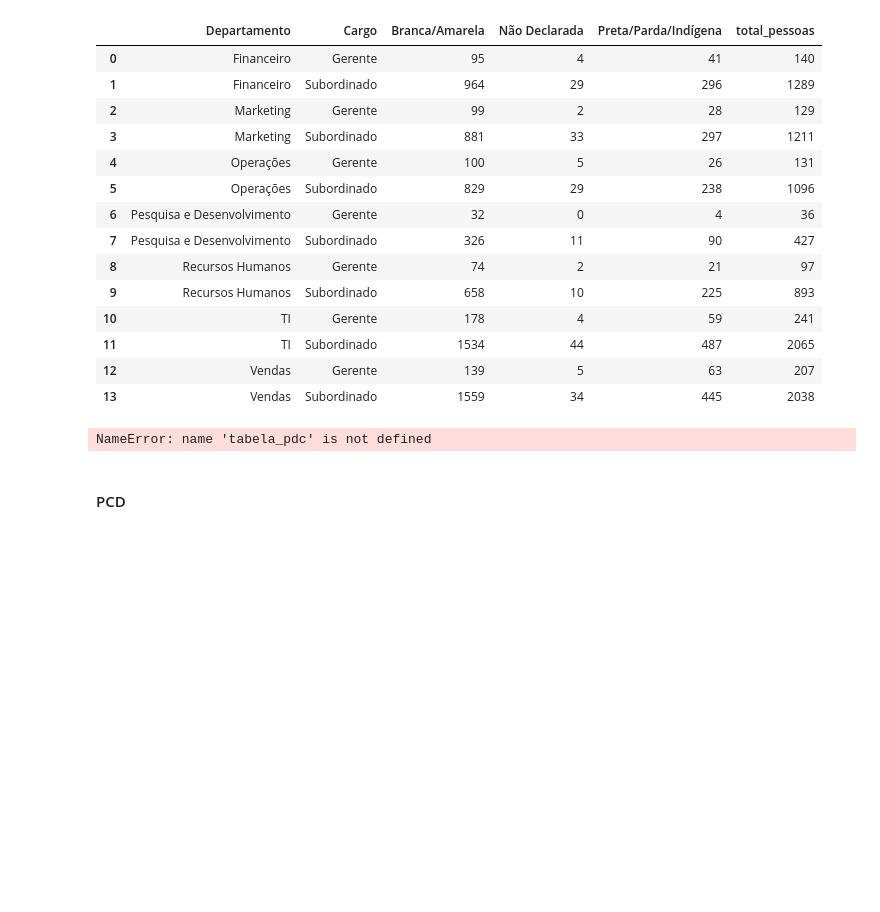
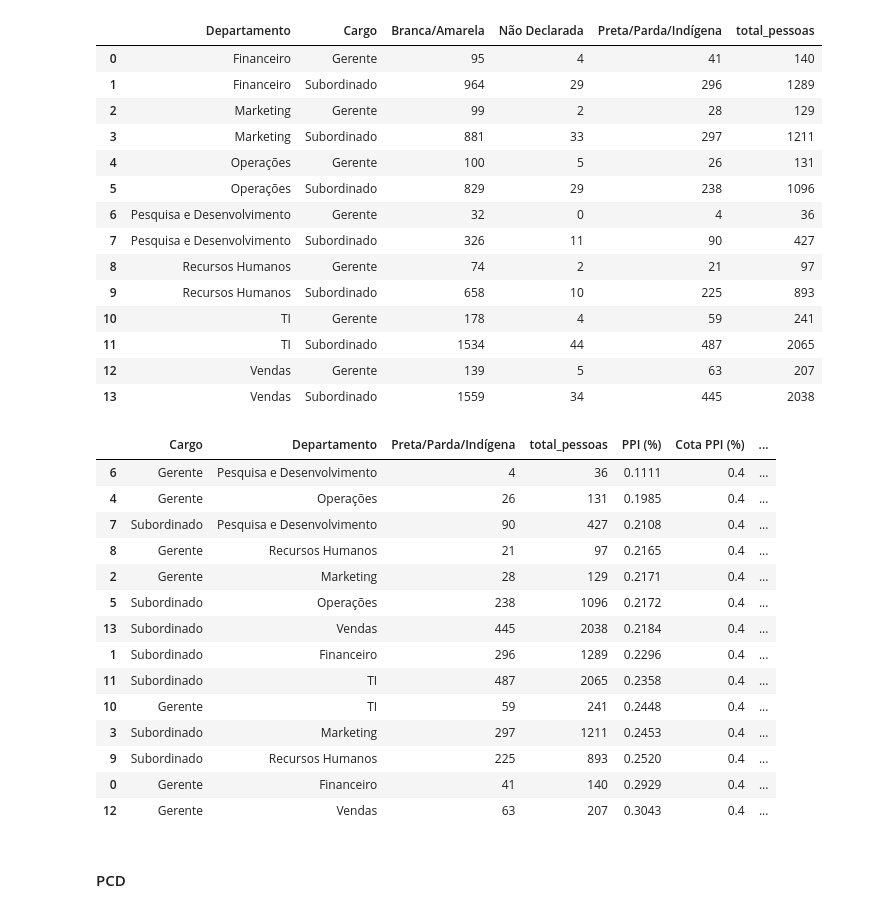
Before and after one commit to jffdevbr/plural, a Jupyter notebook: Analise.ipynb, the cells around one changed output. Saved outputs shown, nothing was run; the diff lists cells and outputs as text; code cells hidden in the pictures; blank space fills up the shorter version.

```diff
--- a/Analise.ipynb
+++ b/Analise.ipynb
@@ -273,17 +273,31 @@ tabela_etnia
 # %%
 # Calculando o percentual
 
-tabela_ppi = tabela_pdc[['Cargo', 'Departamento', 'Preta/Parda/Indígena', 'total_pessoas']].copy()
+tabela_ppi = tabela_etnia[['Cargo', 'Departamento', 'Preta/Parda/Indígena', 'total_pessoas']].copy()
 tabela_ppi['PPI (%)'] = round(tabela_ppi['Preta/Parda/Indígena']/tabela_ppi['total_pessoas'], 4) # Porcentagem Atual
 tabela_ppi['Cota PPI (%)']= cota_ppi # Percentual mínimo de mulheres desejado
 tabela_ppi['Diferença Percentual'] = tabela_ppi['Cota PPI (%)'] - tabela_ppi['PPI (%)'] # Quanto falta para alcançar a cota / quanto já alcançou
 tabela_ppi['Cota PPI (qtd)'] = round(tabela_ppi['total_pessoas']*cota_ppi) # Quantas mulheres deveria ter no cargo departamento
 tabela_ppi['Espaço de Contratação'] = tabela_ppi['Cota PPI (qtd)'] - tabela_ppi['Preta/Parda/Indígena'] # Quantas Mulheres faltam para bater a cota
 
 # Classificando do cargo e departamento com maior diferença percentual entre a cota e o real
 tabela_ppi.sort_values('Diferença Percentual', ascending=False)
 # %% [output]
-NameError: name 'tabela_pdc' is not defined
+|  | Cargo | Departamento | Preta/Parda/Indígena | total_pessoas | PPI (%) | Cota PPI (%) | ... |
+| 6 | Gerente | Pesquisa e Desenvolvimento | 4 | 36 | 0.1111 | 0.4 | ... |
+| 4 | Gerente | Operações | 26 | 131 | 0.1985 | 0.4 | ... |
+| 7 | Subordinado | Pesquisa e Desenvolvimento | 90 | 427 | 0.2108 | 0.4 | ... |
+| 8 | Gerente | Recursos Humanos | 21 | 97 | 0.2165 | 0.4 | ... |
+| 2 | Gerente | Marketing | 28 | 129 | 0.2171 | 0.4 | ... |
+| 5 | Subordinado | Operações | 238 | 1096 | 0.2172 | 0.4 | ... |
+| 13 | Subordinado | Vendas | 445 | 2038 | 0.2184 | 0.4 | ... |
+| 1 | Subordinado | Financeiro | 296 | 1289 | 0.2296 | 0.4 | ... |
+| 11 | Subordinado | TI | 487 | 2065 | 0.2358 | 0.4 | ... |
+| 10 | Gerente | TI | 59 | 241 | 0.2448 | 0.4 | ... |
+| 3 | Subordinado | Marketing | 297 | 1211 | 0.2453 | 0.4 | ... |
+| 9 | Subordinado | Recursos Humanos | 225 | 893 | 0.2520 | 0.4 | ... |
+| 0 | Gerente | Financeiro | 41 | 140 | 0.2929 | 0.4 | ... |
+| 12 | Gerente | Vendas | 63 | 207 | 0.3043 | 0.4 | ... |
 # %% [markdown]
 #### PCD
 # %%
```
Also changed, not shown: parts of 1 cell of this notebook.
